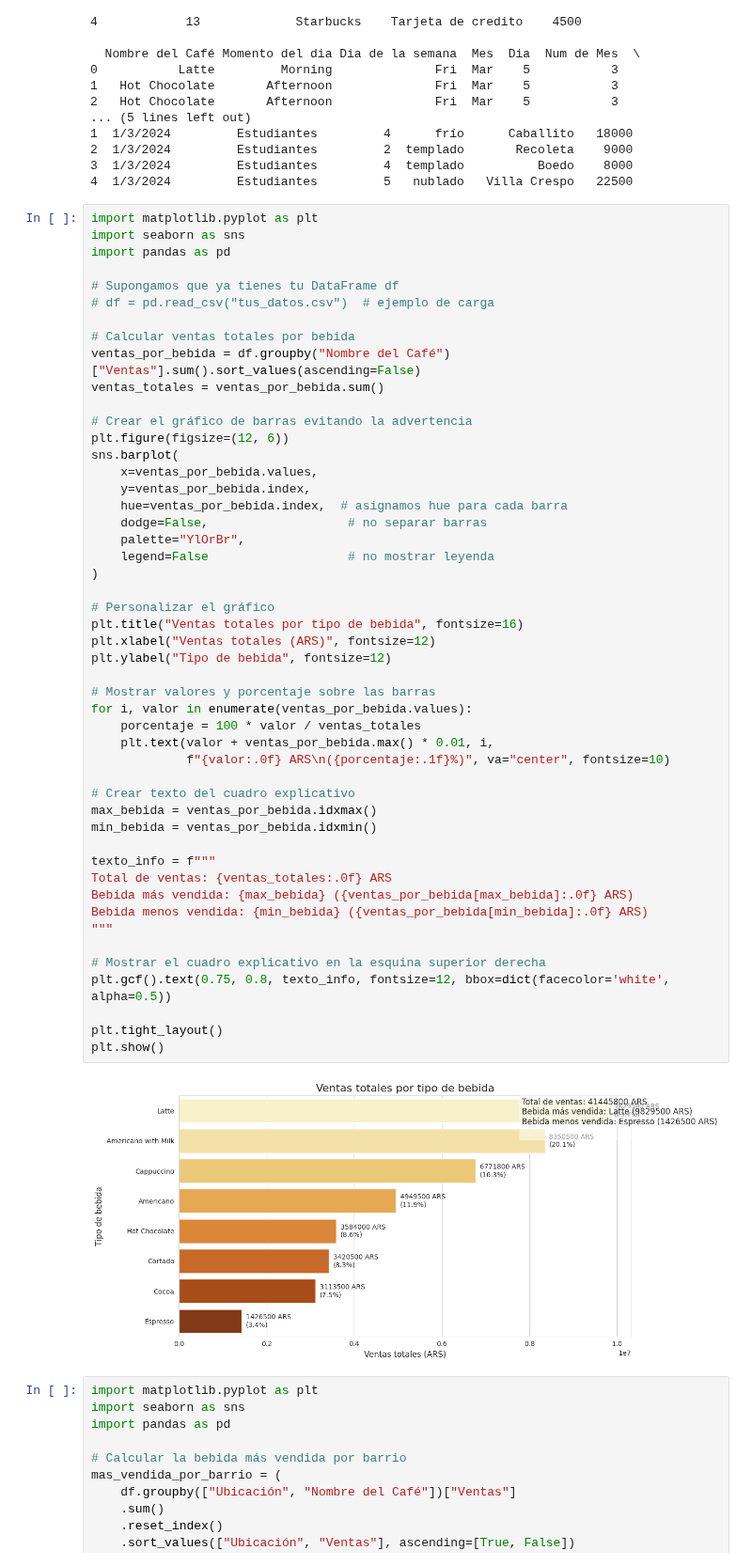
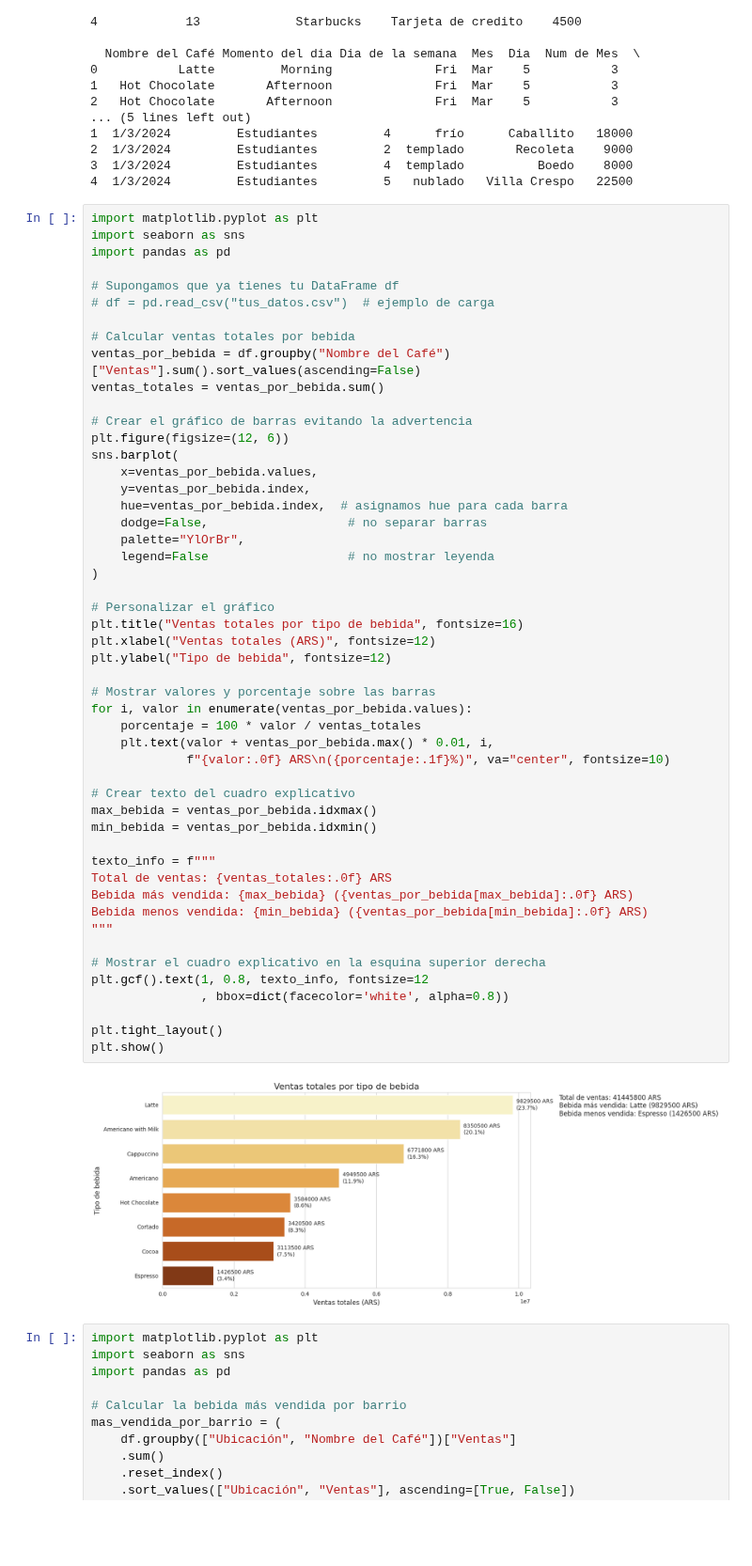
Before and after one commit to estemartinez87-cell/ProyectoConsumodeCafeI-MartinezEstela, a Jupyter notebook: Analisis_del_consumo_del_cafe.ipynb, the cells around one changed output. Shown at 94% size. Drawn from its saved outputs; the diff is of its cells as text; blank space fills up the shorter version.

```diff
--- a/Analisis_del_consumo_del_cafe.ipynb
+++ b/Analisis_del_consumo_del_cafe.ipynb
@@ -92,35 +92,36 @@ sns.barplot(
     palette="YlOrBr",
     legend=False                   # no mostrar leyenda
 )
 
 # Personalizar el gráfico
 plt.title("Ventas totales por tipo de bebida", fontsize=16)
 plt.xlabel("Ventas totales (ARS)", fontsize=12)
 plt.ylabel("Tipo de bebida", fontsize=12)
 
 # Mostrar valores y porcentaje sobre las barras
 for i, valor in enumerate(ventas_por_bebida.values):
     porcentaje = 100 * valor / ventas_totales
     plt.text(valor + ventas_por_bebida.max() * 0.01, i,
              f"{valor:.0f} ARS\n({porcentaje:.1f}%)", va="center", fontsize=10)
 
 # Crear texto del cuadro explicativo
 max_bebida = ventas_por_bebida.idxmax()
 min_bebida = ventas_por_bebida.idxmin()
 
 texto_info = f"""
 Total de ventas: {ventas_totales:.0f} ARS
 Bebida más vendida: {max_bebida} ({ventas_por_bebida[max_bebida]:.0f} ARS)
 Bebida menos vendida: {min_bebida} ({ventas_por_bebida[min_bebida]:.0f} ARS)
 """
 
 # Mostrar el cuadro explicativo en la esquina superior derecha
-plt.gcf().text(0.75, 0.8, texto_info, fontsize=12, bbox=dict(facecolor='white', alpha=0.5))
+plt.gcf().text(1, 0.8, texto_info, fontsize=12
+               , bbox=dict(facecolor='white', alpha=0.8))
 
 plt.tight_layout()
 plt.show()
 # %% [output]
-[figure, old version]
+[figure, new version]
 # %%
 import matplotlib.pyplot as plt
 import seaborn as sns
```
